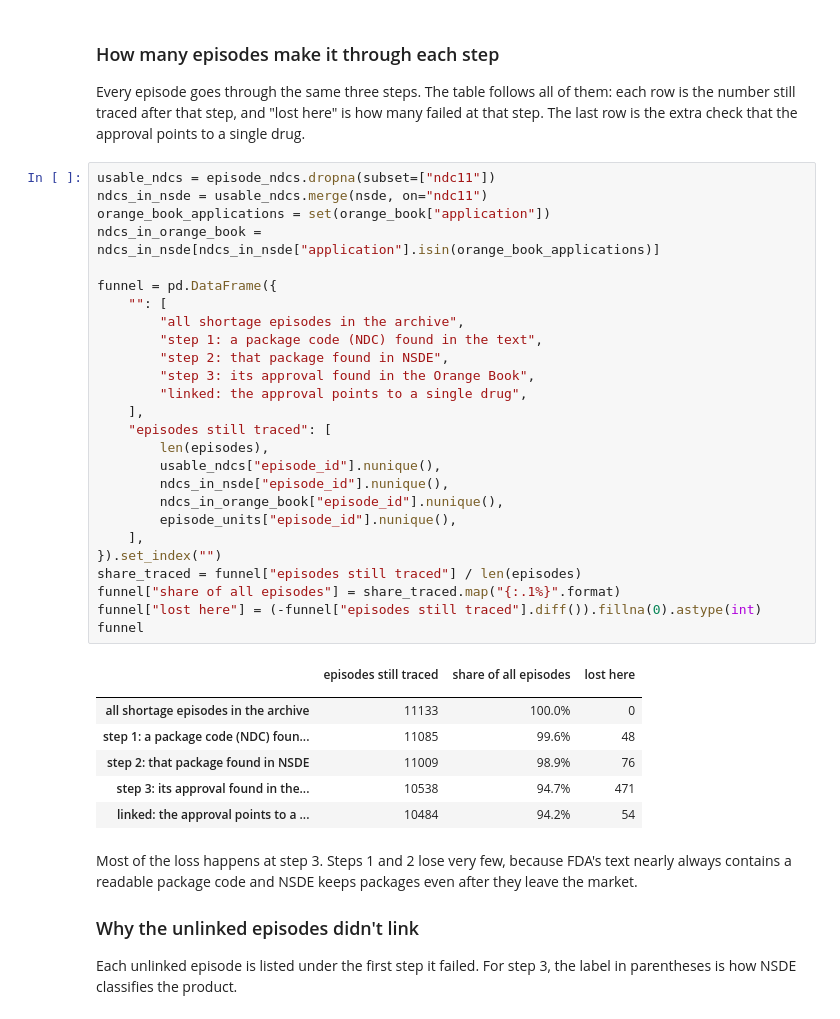
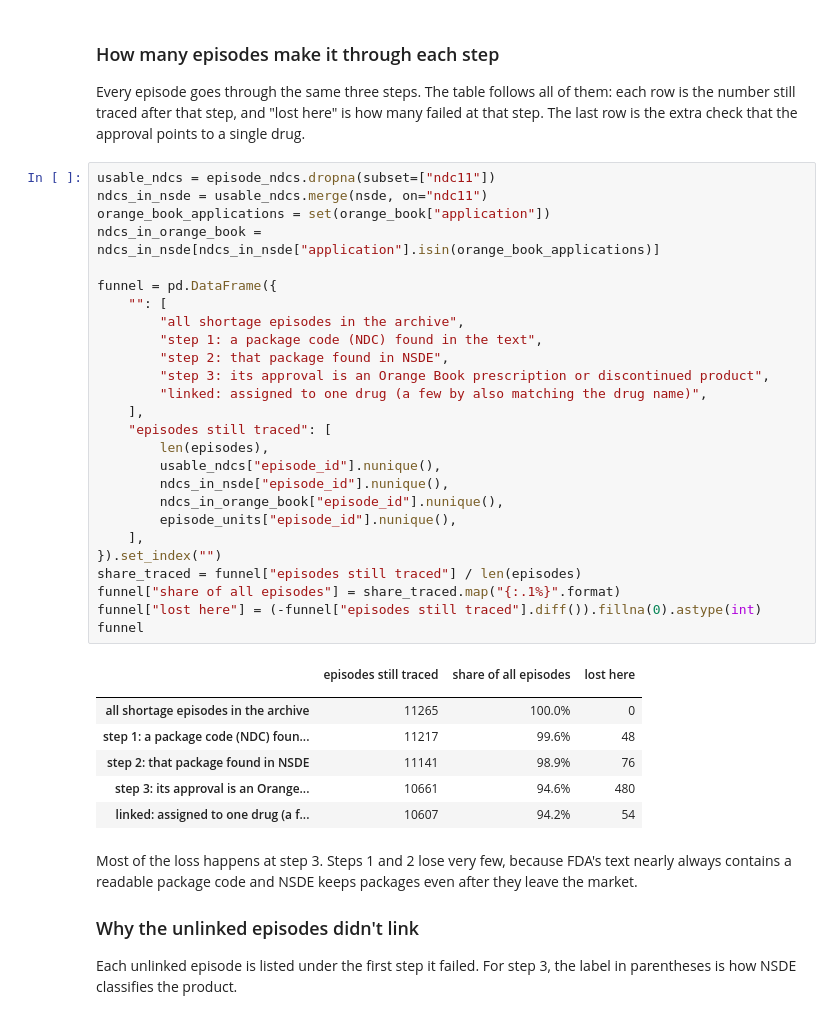
Before and after one commit to zerdley/CSCI5502-Project, a Jupyter notebook: site/data-pipeline.ipynb, the cells around one changed output. Drawn from its saved outputs; the diff is of its cells as text.

```diff
--- a/site/data-pipeline.ipynb
+++ b/site/data-pipeline.ipynb
@@ -343,37 +351,37 @@ row is the extra check that the approval points to a single drug.
 # %%
 usable_ndcs = episode_ndcs.dropna(subset=["ndc11"])
 ndcs_in_nsde = usable_ndcs.merge(nsde, on="ndc11")
 orange_book_applications = set(orange_book["application"])
 ndcs_in_orange_book = ndcs_in_nsde[ndcs_in_nsde["application"].isin(orange_book_applications)]
 
 funnel = pd.DataFrame({
     "": [
         "all shortage episodes in the archive",
         "step 1: a package code (NDC) found in the text",
         "step 2: that package found in NSDE",
-        "step 3: its approval found in the Orange Book",
-        "linked: the approval points to a single drug",
+        "step 3: its approval is an Orange Book prescription or discontinued product",
+        "linked: assigned to one drug (a few by also matching the drug name)",
     ],
     "episodes still traced": [
         len(episodes),
         usable_ndcs["episode_id"].nunique(),
         ndcs_in_nsde["episode_id"].nunique(),
         ndcs_in_orange_book["episode_id"].nunique(),
         episode_units["episode_id"].nunique(),
     ],
 }).set_index("")
 share_traced = funnel["episodes still traced"] / len(episodes)
 funnel["share of all episodes"] = share_traced.map("{:.1%}".format)
 funnel["lost here"] = (-funnel["episodes still traced"].diff()).fillna(0).astype(int)
 funnel
 # %% [output]
 |  | episodes still traced | share of all episodes | lost here |
 |  |  |  |  |
-| all shortage episodes in the archive | 11133 | 100.0% | 0 |
-| step 1: a package code (NDC) foun... | 11085 | 99.6% | 48 |
-| step 2: that package found in NSDE | 11009 | 98.9% | 76 |
-| step 3: its approval found in the... | 10538 | 94.7% | 471 |
-| linked: the approval points to a ... | 10484 | 94.2% | 54 |
+| all shortage episodes in the archive | 11265 | 100.0% | 0 |
+| step 1: a package code (NDC) foun... | 11217 | 99.6% | 48 |
+| step 2: that package found in NSDE | 11141 | 98.9% | 76 |
+| step 3: its approval is an Orange... | 10661 | 94.6% | 480 |
+| linked: assigned to one drug (a f... | 10607 | 94.2% | 54 |
 # %% [markdown]
 Most of the loss happens at step 3. Steps 1 and 2 lose very few, because FDA's text nearly
 always contains a readable package code and NSDE keeps packages even after they leave the market.
```
Also changed, not shown: parts of 33 cells of this notebook, 8 other files.
